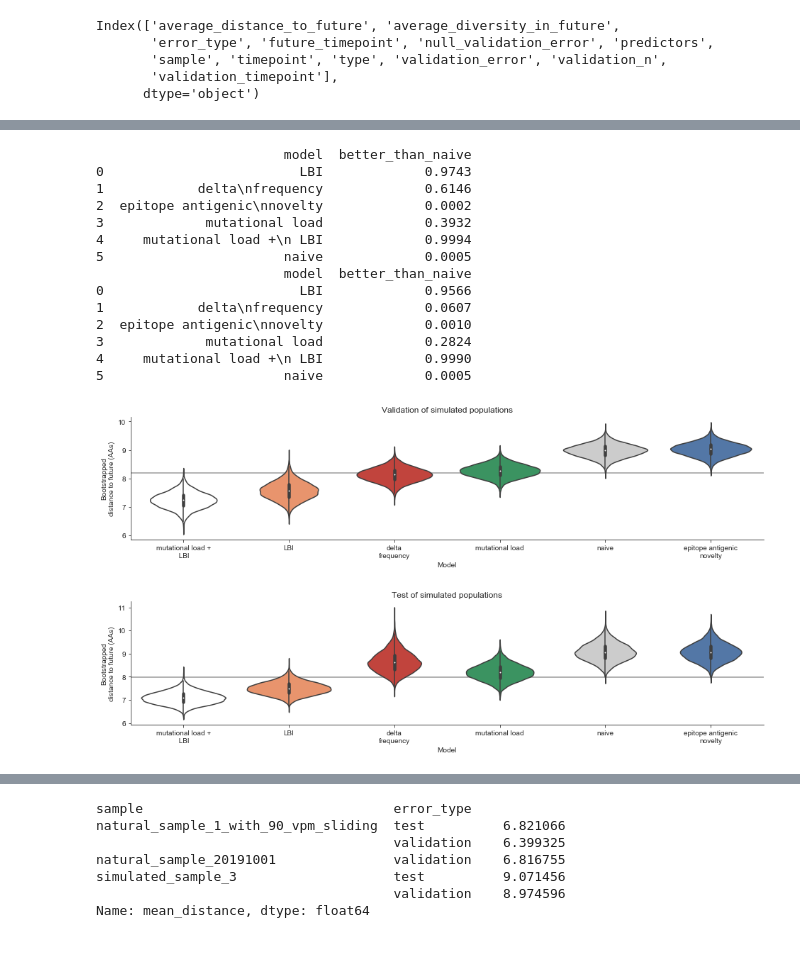
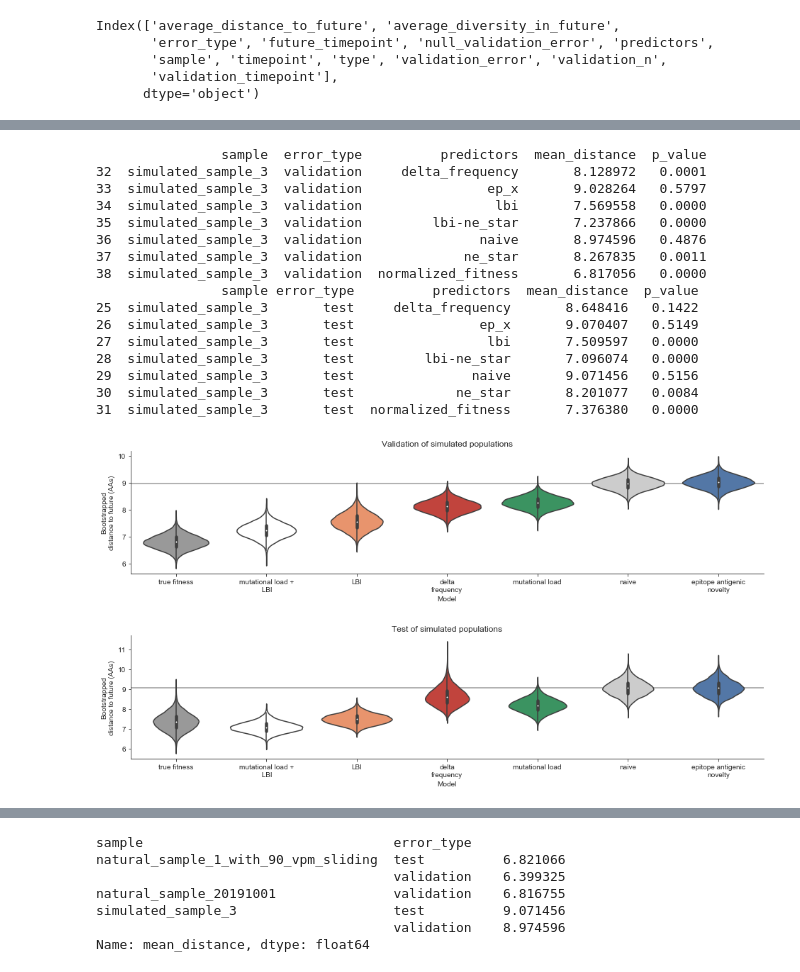
Before and after one commit to blab/flu-forecasting, a Jupyter notebook: analyses/2020-05-19-bootstrap-intervals-for-distances-to-the-future.ipynb, the cells around one changed output, grey strips where cells are left out. Drawn from its saved outputs; the diff is of its cells as text; code cells hidden in the pictures.

Commit message:
Add true fitness and permutation-based p-values to bootstrap plots

```diff
--- a/analyses/2020-05-19-bootstrap-intervals-for-distances-to-the-future.ipynb
+++ b/analyses/2020-05-19-bootstrap-intervals-for-distances-to-the-future.ipynb
@@ -15,7 +15,7 @@ n_bootstraps = 10000
 color_by_predictor = {
     'naive': '#cccccc',
     'offspring': '#000000',
-    'normalized_fitness': '#000000',
+    'normalized_fitness': '#999999',
     'fitness': '#000000',
     'ep': '#4575b4',
     'ep_wolf': '#4575b4',
@@ -194,5 +205,5 @@ bootstraps_df.shape
 # %%
-def plot_bootstrap_distances(bootstraps_df, predictors, title):
+def plot_bootstrap_distances(bootstraps_df, predictors, title, observed_means):
     fig, axes = plt.subplots(2, 1, figsize=(16, 8), gridspec_kw={"hspace": 0.5})
 
     bootstrap_df = bootstraps_df.query("error_type == 'validation'")
@@ -201,15 +212,18 @@ def plot_bootstrap_distances(bootstraps_df, predictors, title):
     # Use this order for both validation and test facets as in Tables 1 and 2.
     predictors_order = bootstrap_df.groupby("model")["bootstrap_distance"].mean().sort_values().reset_index()["model"].values
 
-    # Calculate lower bound distance for naive distribution (lower 5th percentile) per error type.
-    lower_bound_naive_distance = np.percentile(
-        bootstrap_df.query("predictors == 'naive'")["bootstrap_distance"],
-        0.05
+    median_naive_distance = bootstrap_df.query("predictors == 'naive'")["bootstrap_distance"].median()
+
+    naive_distances = bootstrap_df.query("predictors == 'naive'")["bootstrap_distance"]
+    observed_validation_means = observed_means.query("error_type == 'validation'").copy()
+    observed_validation_means["p_value"] = observed_validation_means["mean_distance"].apply(
+        lambda distance: (distance >= naive_distances).sum() / float(n_bootstraps)
     )
+    print(observed_validation_means)
 
-    bootstrap_df["better_than_naive"] = bootstrap_df["bootstrap_distance"] < lower_bound_naive_distance
-    proportion_better = (bootstrap_df.groupby("model")["better_than_naive"].sum() / float(n_bootstraps)).reset_index()
-    print(proportion_better)
+    #bootstrap_df["better_than_naive"] = bootstrap_df["bootstrap_distance"] < lower_bound_naive_distance
+    #proportion_better = (bootstrap_df.groupby("model")["better_than_naive"].sum() / float(n_bootstraps)).reset_index()
+    #print(proportion_better)
 
     validation_ax = axes[0]
     validation_ax = sns.violinplot(
@@ -221,7 +235,7 @@ def plot_bootstrap_distances(bootstraps_df, predictors, title):
         palette=color_by_model
     )
 
-    validation_ax.axhline(y=lower_bound_naive_distance, label="naive", color="#999999", zorder=-10)
+    validation_ax.axhline(y=median_naive_distance, label="naive", color="#999999", zorder=-10)
     validation_ax.title.set_text(f"Validation of {name_by_sample[sample]}")
 
     validation_ax.set_xlabel("Model")
@@ -230,15 +244,18 @@ def plot_bootstrap_distances(bootstraps_df, predictors, title):
     bootstrap_df = bootstraps_df.query("error_type == 'test'")
     bootstrap_df = bootstrap_df[bootstrap_df["predictors"].isin(predictors)].copy()
 
-    # Calculate lower bound distance for naive distribution (lower 5th percentile) per error type.
-    lower_bound_naive_distance = np.percentile(
-        bootstrap_df.query("predictors == 'naive'")["bootstrap_distance"],
-        0.05
+    median_naive_distance = bootstrap_df.query("predictors == 'naive'")["bootstrap_distance"].median()
+
+    naive_distances = bootstrap_df.query("predictors == 'naive'")["bootstrap_distance"]
+    observed_test_means = observed_means.query("error_type == 'test'").copy()
+    observed_test_means["p_value"] = observed_test_means["mean_distance"].apply(
+        lambda distance: (distance >= naive_distances).sum() / float(n_bootstraps)
     )
+    print(observed_test_means)
 
-    bootstrap_df["better_than_naive"] = bootstrap_df["bootstrap_distance"] < lower_bound_naive_distance
-    proportion_better = (bootstrap_df.groupby("model")["better_than_naive"].sum() / float(n_bootstraps)).reset_index()
-    print(proportion_better)
+    #bootstrap_df["better_than_naive"] = bootstrap_df["bootstrap_distance"] < lower_bound_naive_distance
+    #proportion_better = (bootstrap_df.groupby("model")["better_than_naive"].sum() / float(n_bootstraps)).reset_index()
+    #print(proportion_better)
 
     test_ax = axes[1]
     test_ax = sns.violinplot(
@@ -253,7 +270,7 @@ def plot_bootstrap_distances(bootstraps_df, predictors, title):
     test_ax.set_xlabel("Model")
     test_ax.set_ylabel("Bootstrapped\ndistance to future (AAs)")
 
-    test_ax.axhline(y=lower_bound_naive_distance, label="naive", color="#999999", zorder=-10)
+    test_ax.axhline(y=median_naive_distance, label="naive", color="#999999", zorder=-10)
     test_ax.title.set_text(f"Test of {name_by_sample[sample]}")
 
     sns.despine()
@@ -262,26 +279,29 @@ def plot_bootstrap_distances(bootstraps_df, predictors, title):
 # %%
 sample = "simulated_sample_3"
 fig, axes = plot_bootstrap_distances(
     bootstraps_df.query(f"sample == '{sample}'"),
     predictors_by_sample[sample],
-    name_by_sample[sample]
+    name_by_sample[sample],
+    mean_distances_df.query(f"sample == '{sample}'").copy()
 )
 # %% [output]
-                        model  better_than_naive
-0                         LBI             0.9743
-1            delta\nfrequency             0.6146
-2  epitope antigenic\nnovelty             0.0002
-3             mutational load             0.3932
-4     mutational load +\n LBI             0.9994
-5                       naive             0.0005
-                        model  better_than_naive
-0                         LBI             0.9566
-1            delta\nfrequency             0.0607
-2  epitope antigenic\nnovelty             0.0010
-3             mutational load             0.2824
-4     mutational load +\n LBI             0.9990
-5                       naive             0.0005
+                sample  error_type          predictors  mean_distance  p_value
+32  simulated_sample_3  validation     delta_frequency       8.128972   0.0001
+33  simulated_sample_3  validation                ep_x       9.028264   0.5797
+34  simulated_sample_3  validation                 lbi       7.569558   0.0000
+35  simulated_sample_3  validation         lbi-ne_star       7.237866   0.0000
+36  simulated_sample_3  validation               naive       8.974596   0.4876
+37  simulated_sample_3  validation             ne_star       8.267835   0.0011
+38  simulated_sample_3  validation  normalized_fitness       6.817056   0.0000
+                sample error_type          predictors  mean_distance  p_value
+25  simulated_sample_3       test     delta_frequency       8.648416   0.1422
+26  simulated_sample_3       test                ep_x       9.070407   0.5149
+27  simulated_sample_3       test                 lbi       7.509597   0.0000
+28  simulated_sample_3       test         lbi-ne_star       7.096074   0.0000
+29  simulated_sample_3       test               naive       9.071456   0.5156
+30  simulated_sample_3       test             ne_star       8.201077   0.0084
+31  simulated_sample_3       test  normalized_fitness       7.376380   0.0000
-[figure, old version]
+[figure, new version]
 # %%
 sample = "natural_sample_1_with_90_vpm_sliding"
 fig, axes = plot_bootstrap_distances(
```
Also changed, not shown: parts of 6 cells of this notebook.
